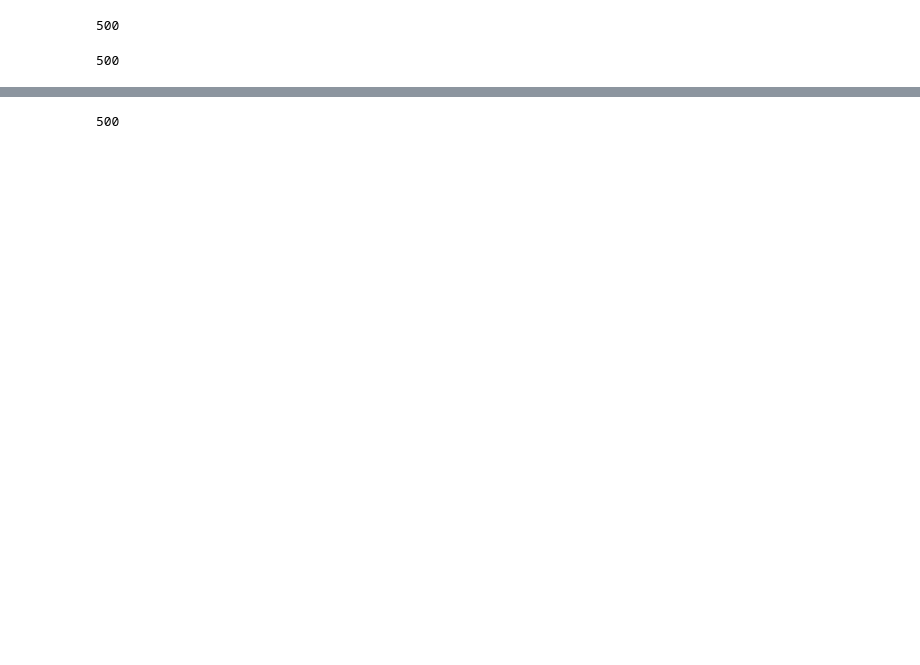
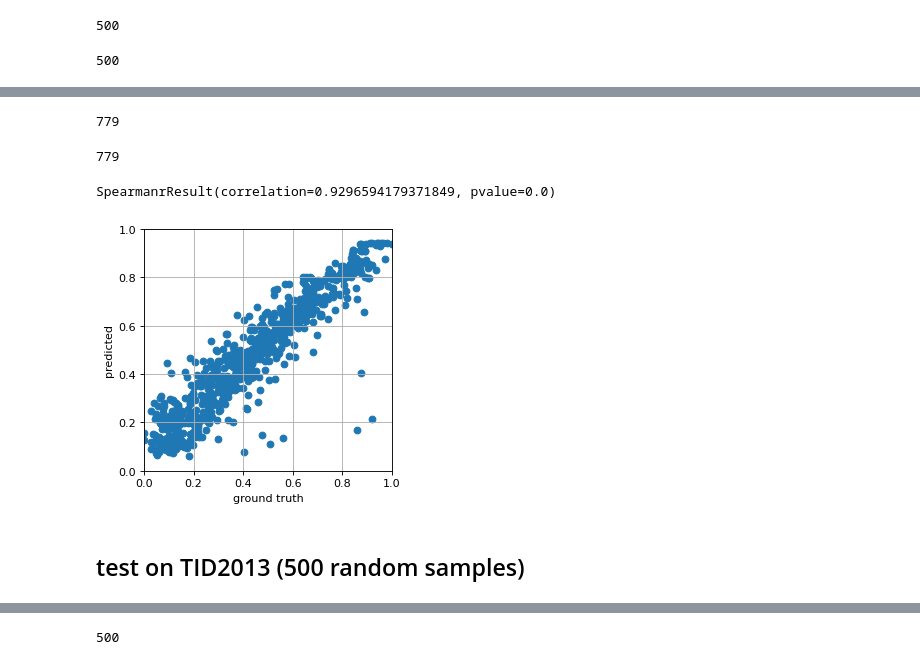
Before and after one commit to farhadhsn8/-Image-Quality-Assessment, a Jupyter notebook: bosse2017 varianced_patches/test_varianced_and_random_patch_method/testRandomMode__trainedOnLIVE.ipynb, the cells around one changed output, grey strips where cells are left out. Drawn from its saved outputs; the diff is of its cells as text; code cells hidden in the pictures; blank space fills up the shorter version.

```diff
--- a/bosse2017 varianced_patches/test_varianced_and_random_patch_method/testRandomMode__trainedOnLIVE.ipynb
+++ b/bosse2017 varianced_patches/test_varianced_and_random_patch_method/testRandomMode__trainedOnLIVE.ipynb
@@ -100,0 +86,2 @@ plt.show()
+# %%
+predicts = np.load('scores.npy')
@@ -101 +106,34 @@ plt.show()
+# %%
+len(predicts)
+# %% [output]
+779
+# %%
+len(mos_)
+# %% [output]
+779
+# %%
+stats.spearmanr(mos_, predicts)
+# %% [output]
+SpearmanrResult(correlation=0.9296594179371849, pvalue=0.0)
+# %%
+import matplotlib.pyplot as plt
+from matplotlib.pyplot import figure
+figure(figsize=(4,4), dpi=80)
+
+# fig, ax = plt.subplots(figsize=(12, 12))
+
+plt.xlabel("ground truth")
+plt.ylabel("predicted")
+
+plt.grid()
+
+plt.xlim([0, 1])
+plt.ylim([0, 1])
+
+plt.scatter(mos_, predicts)
+plt.show()
+# %% [output]
+[figure, added]
+# %% [markdown]
+## test on TID2013 (500 random samples)
 # %%
```
Also changed, not shown: parts of 29 cells of this notebook, 6 other files.
